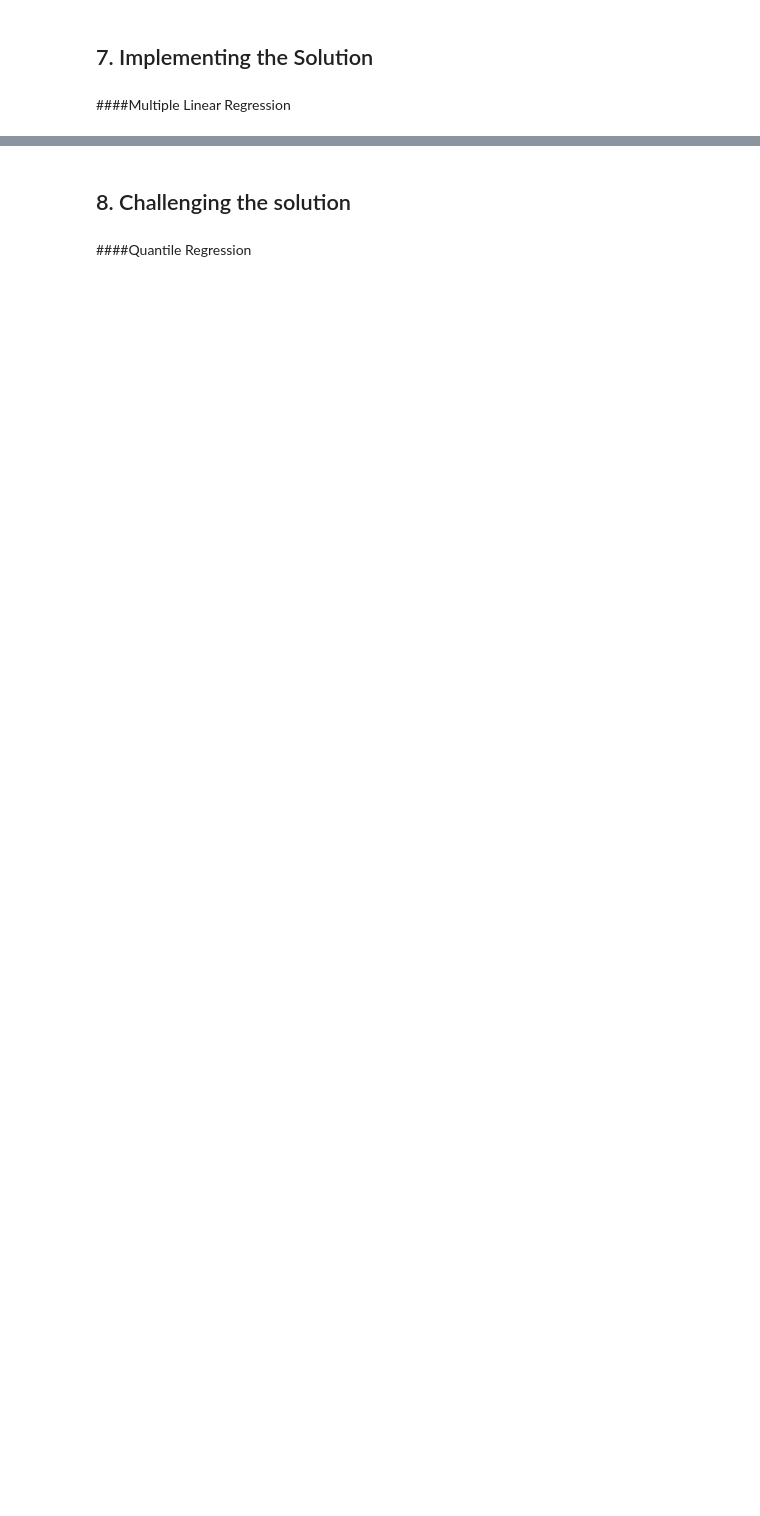
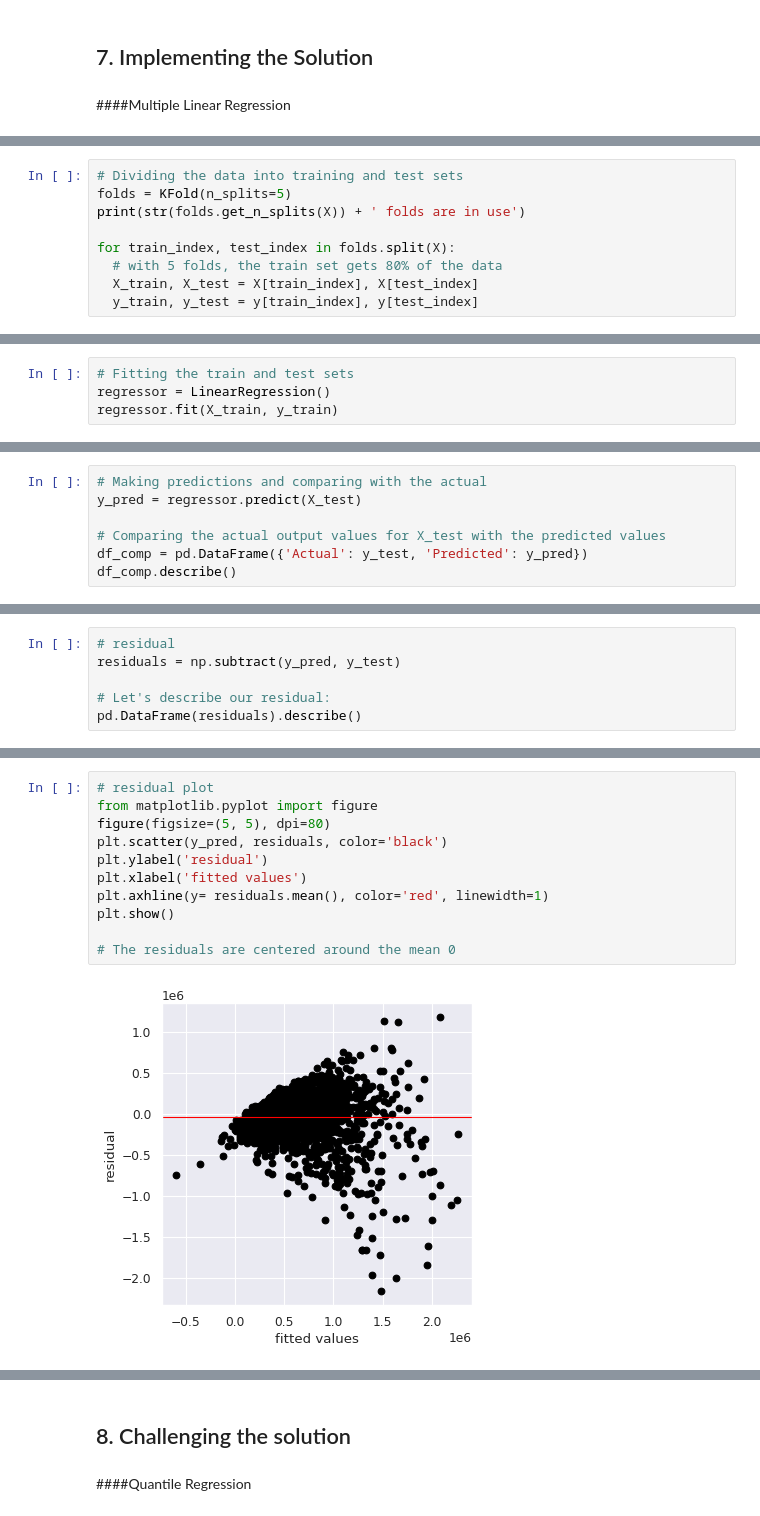
Before and after one commit to R-Owino/HOUSE-PRICE-PREDICTION, a Jupyter notebook: Moringa_Data_Science_Core_W7_Independent_Project_2022_04_Rehema_Owino.ipynb, the cells around one changed output, grey strips where cells are left out. Cells and saved outputs as stored; diff of their text form; blank space fills up the shorter version.

```diff
--- a/Moringa_Data_Science_Core_W7_Independent_Project_2022_04_Rehema_Owino.ipynb
+++ b/Moringa_Data_Science_Core_W7_Independent_Project_2022_04_Rehema_Owino.ipynb
@@ -354,0 +401,9 @@ df.head(2)
+# %%
+# Dividing the data into training and test sets
+folds = KFold(n_splits=5)
+print(str(folds.get_n_splits(X)) + ' folds are in use')
+
+for train_index, test_index in folds.split(X):
+  # with 5 folds, the train set gets 80% of the data
+  X_train, X_test = X[train_index], X[test_index]
+  y_train, y_test = y[train_index], y[test_index]
@@ -354,0 +412,4 @@ df.head(2)
+# %%
+# Fitting the train and test sets
+regressor = LinearRegression()
+regressor.fit(X_train, y_train)
@@ -354,0 +440,7 @@ df.head(2)
+# %%
+# Making predictions and comparing with the actual
+y_pred = regressor.predict(X_test)
+
+# Comparing the actual output values for X_test with the predicted values
+df_comp = pd.DataFrame({'Actual': y_test, 'Predicted': y_pred})
+df_comp.describe()
@@ -354,0 +471,6 @@ df.head(2)
+# %%
+# residual
+residuals = np.subtract(y_pred, y_test)
+
+# Let's describe our residual:
+pd.DataFrame(residuals).describe()
@@ -354,0 +487,13 @@ df.head(2)
+# %%
+# residual plot
+from matplotlib.pyplot import figure
+figure(figsize=(5, 5), dpi=80)
+plt.scatter(y_pred, residuals, color='black')
+plt.ylabel('residual')
+plt.xlabel('fitted values')
+plt.axhline(y= residuals.mean(), color='red', linewidth=1)
+plt.show()
+
+# The residuals are centered around the mean 0
+# %% [output]
+[figure, added]
```
Also changed, not shown: parts of 49 cells of this notebook.
